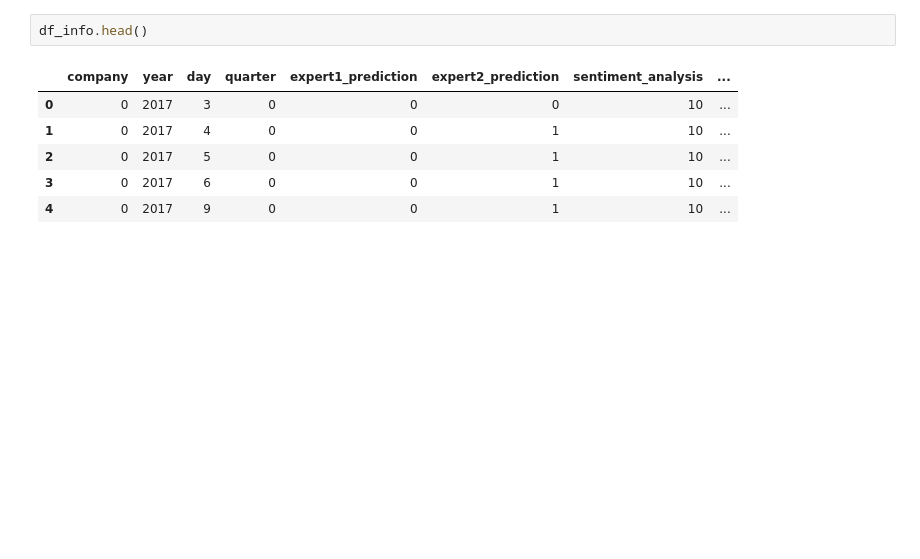
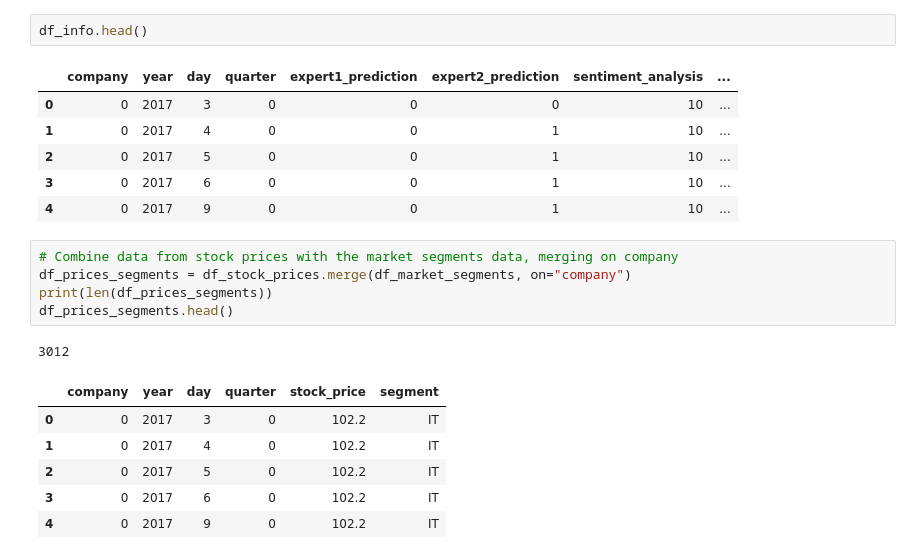
Before and after one commit to LucaReggiani/BeatTheMarket, a Jupyter notebook: beatTheMarket.ipynb, the cells around one changed output. Cells and saved outputs as stored; diff of their text form; blank space fills up the shorter version.

```diff
--- a/beatTheMarket.ipynb
+++ b/beatTheMarket.ipynb
@@ -101,3 +85,16 @@ df_info.head()
 | 2 | 0 | 2017 | 5 | 0 | 0 | 1 | 10 | ... |
 | 3 | 0 | 2017 | 6 | 0 | 0 | 1 | 10 | ... |
 | 4 | 0 | 2017 | 9 | 0 | 0 | 1 | 10 | ... |
+# %%
+# Combine data from stock prices with the market segments data, merging on company
+df_prices_segments = df_stock_prices.merge(df_market_segments, on="company")
+print(len(df_prices_segments))
+df_prices_segments.head()
+# %% [output]
+3012
+|  | company | year | day | quarter | stock_price | segment |
+| 0 | 0 | 2017 | 3 | 0 | 102.2 | IT |
+| 1 | 0 | 2017 | 4 | 0 | 102.2 | IT |
+| 2 | 0 | 2017 | 5 | 0 | 102.2 | IT |
+| 3 | 0 | 2017 | 6 | 0 | 102.2 | IT |
+| 4 | 0 | 2017 | 9 | 0 | 102.2 | IT |
```
Also changed, not shown: parts of 7 cells of this notebook.
